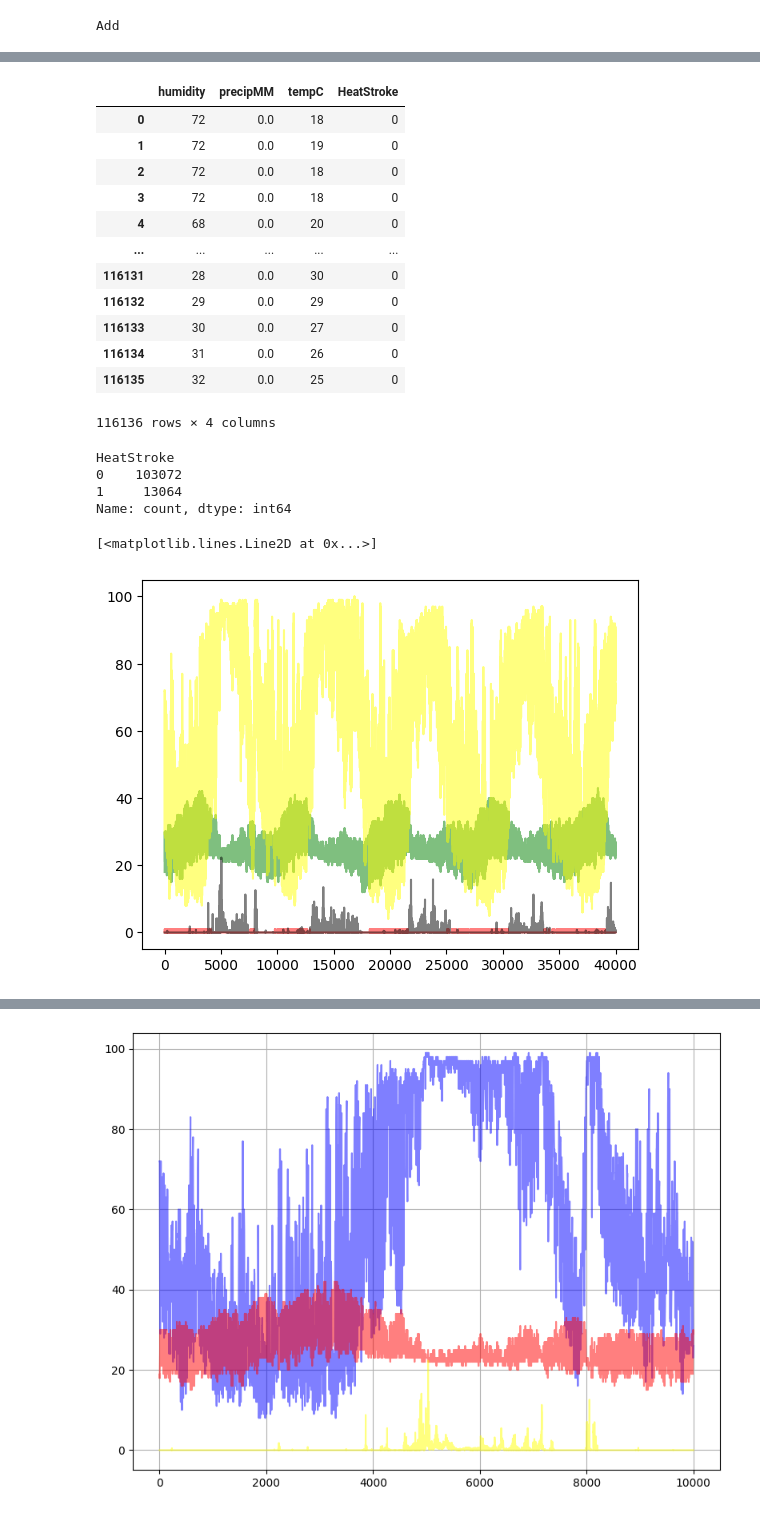
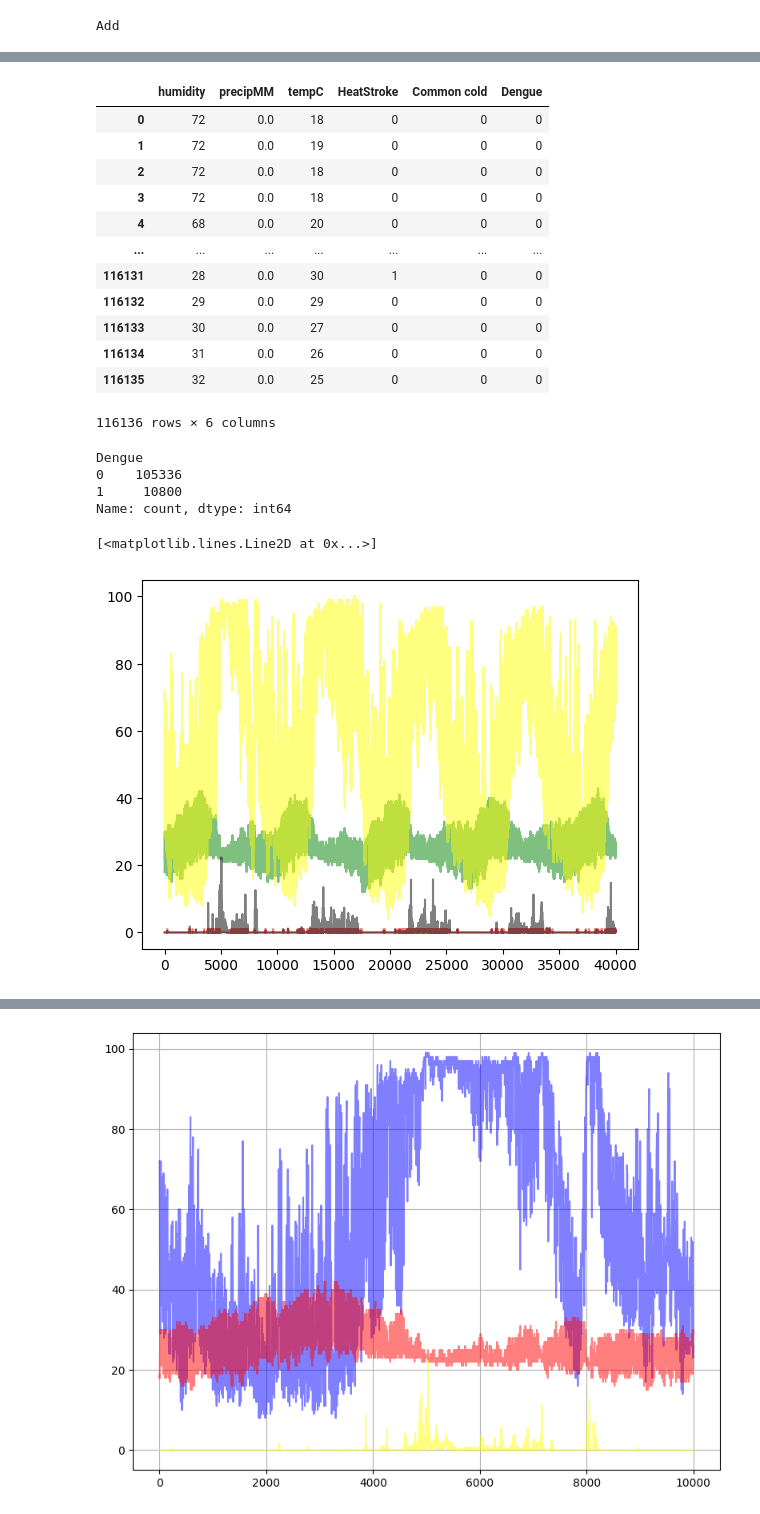
Before and after one commit to Khaire7031/Climate-Change-Impact-On-Human-Health-In-Pune, a Jupyter notebook: AddDisease.ipynb, the cells around one changed output, grey strips where cells are left out. Drawn from its saved outputs; the diff is of its cells as text; code cells hidden in the pictures.

```diff
--- a/AddDisease.ipynb
+++ b/AddDisease.ipynb
@@ -6,7 +6,7 @@ Add
 import pandas as pd
 import matplotlib.pyplot as plt
 # %%
-data = pd.read_csv('Final.csv')
+data = pd.read_csv('D2.csv')
 # %%
 data
 # %% [output]
@@ -26,2 +26,2 @@ data
 # %%
-data['HeatStroke'] = 0
+data.describe()
@@ -28,28 +38,28 @@ data['HeatStroke'] = 0
 # %%
 data
 # %% [output]
-|  | humidity | precipMM | tempC | HeatStroke |
-| 0 | 72 | 0.0 | 18 | 0 |
-| 1 | 72 | 0.0 | 19 | 0 |
-| 2 | 72 | 0.0 | 18 | 0 |
-| 3 | 72 | 0.0 | 18 | 0 |
-| 4 | 68 | 0.0 | 20 | 0 |
-| ... | ... | ... | ... | ... |
-| 116131 | 28 | 0.0 | 30 | 0 |
-| 116132 | 29 | 0.0 | 29 | 0 |
-| 116133 | 30 | 0.0 | 27 | 0 |
-| 116134 | 31 | 0.0 | 26 | 0 |
-| 116135 | 32 | 0.0 | 25 | 0 |
+|  | humidity | precipMM | tempC | HeatStroke | Common cold | Dengue |
+| 0 | 72 | 0.0 | 18 | 0 | 0 | 0 |
+| 1 | 72 | 0.0 | 19 | 0 | 0 | 0 |
+| 2 | 72 | 0.0 | 18 | 0 | 0 | 0 |
+| 3 | 72 | 0.0 | 18 | 0 | 0 | 0 |
+| 4 | 68 | 0.0 | 20 | 0 | 0 | 0 |
+| ... | ... | ... | ... | ... | ... | ... |
+| 116131 | 28 | 0.0 | 30 | 1 | 0 | 0 |
+| 116132 | 29 | 0.0 | 29 | 0 | 0 | 0 |
+| 116133 | 30 | 0.0 | 27 | 0 | 0 | 0 |
+| 116134 | 31 | 0.0 | 26 | 0 | 0 | 0 |
+| 116135 | 32 | 0.0 | 25 | 0 | 0 | 0 |
-116136 rows × 4 columns
+116136 rows × 6 columns
 # %%
-data['HeatStroke'] = 0
+data['Dengue'] = 0
 # %%
 
-humidity_condition = (data['humidity'] >= 0) & (data['humidity'] <= 30)
+humidity_condition = (data['humidity'] >= 10) & (data['humidity'] <= 80)
 # precipitation_condition = (data['precipMM'] >= 0) & (data['precipMM'] <= 0)
-# precipitation_condition = data['precipMM'] == 0
-temperature_condition = (data['tempC'] >= 30) & (data['tempC'] <= 50)
+precipitation_condition = data['precipMM'] >=0.01
+temperature_condition = (data['tempC'] >= 0) & (data['tempC'] <= 25)
 
 
-data['HeatStroke'] = ( temperature_condition & humidity_condition).astype(int)
+data['Dengue'] = ( precipitation_condition & humidity_condition).astype(int)
 # data['HeatStroke'] = (humidity_condition & precipitation_condition & temperature_condition).astype(int)
@@ -58,19 +66,19 @@ data['HeatStroke'] = ( temperature_condition & humidity_condition).astype(int)
 # %%
- data['HeatStroke'].value_counts()
+ data['Dengue'].value_counts()
 # %% [output]
-HeatStroke
-0    103072
-1     13064
+Dengue
+0    105336
+1     10800
 Name: count, dtype: int64
 # %%
 
 newData = data.head(40000)
 # plt.figure(figsize=(10, 6))
-plt.plot(newData['HeatStroke'], color='red', alpha=0.5)
+plt.plot(newData['Dengue'], color='red', alpha=0.5)
 plt.plot(newData['tempC'], color='green', alpha=0.5)
 plt.plot(newData['precipMM'], color='black', alpha=0.5)
 plt.plot(newData['humidity'], color='yellow', alpha=0.5)
 # %% [output]
 [<matplotlib.lines.Line2D at 0x...>]
-[figure, old version]
+[figure, new version]
 # %%
```
Also changed, not shown: parts of 7 cells of this notebook, 8 other files.
